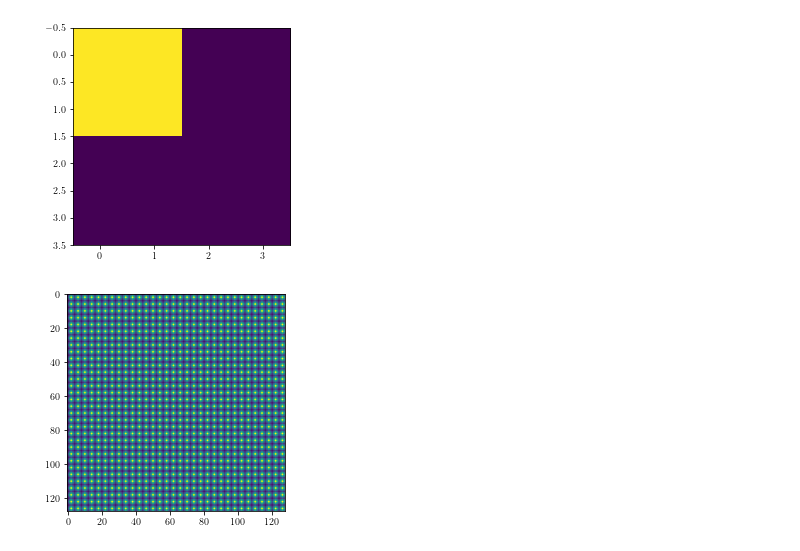
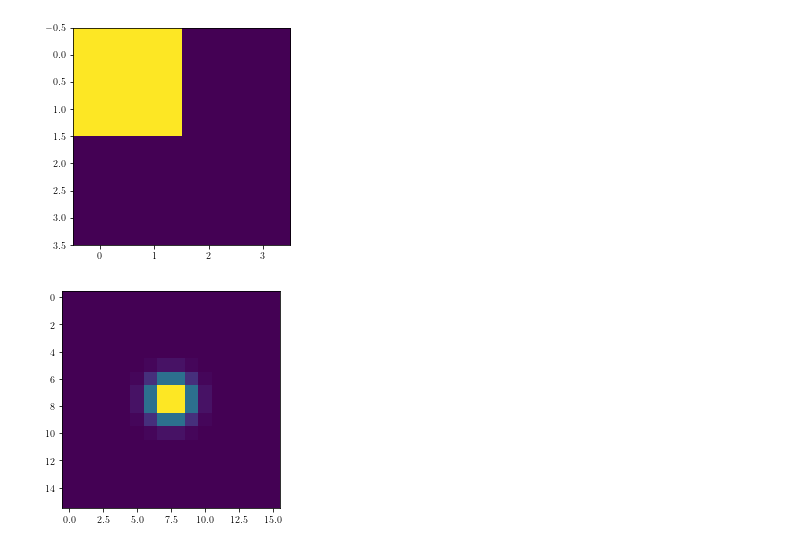
Before and after one commit to rstanuwijaya/jensen-lab-analysis, a Jupyter notebook: notebooks/newgdi.ipynb, the cells around one changed output. Saved outputs shown, nothing was run; the diff lists cells and outputs as text; code cells hidden in the pictures.

```diff
--- a/notebooks/newgdi.ipynb
+++ b/notebooks/newgdi.ipynb
@@ -129,30 +136,30 @@ plt.show()
 # %%
 # optimizing gaussian simulation
 from math import prod
-cam_res = (32, 32)
-slm_res = (128, 128)
+cam_res = (1, 1)
+slm_res = (16, 16)
 
 sigma = 1
 
 mac_res = slm_res[0]/cam_res[0], slm_res[1]/cam_res[1]
 
 At = np.zeros((prod(cam_res), prod(slm_res)))
 for i in range(prod(cam_res)):
         u, v = i // cam_res[1], i % cam_res[1]
         x = np.arange(0, slm_res[0], 1)
         y = np.arange(0, slm_res[1], 1)
         xv, yv = np.meshgrid(x, y)
-        xy = (xv - (u+0.5)*mac_res[0])**2 + (yv - (v+0.5)*mac_res[1])**2
+        xy = (xv - (u+0.5)*mac_res[0]+0.5)**2 + (yv - (v+0.5)*mac_res[1]+0.5)**2
         temp = 1/(2*np.pi*sigma**2)*np.exp(-xy/(2*sigma**2))
         At[i] = temp.flatten()
 
 S = At.T.sum(axis=1, keepdims=True)
 A = At.T/S
 
 # plt.imshow(At[0].reshape(slm_res))
 # plt.show()
 
 plt.imshow(At.sum(axis=0).reshape(slm_res))
 plt.show()
 # %% [output]
-[figure, old version]
+[figure, new version]
```
Also changed, not shown: parts of 1 cell of this notebook, 2 other files.
